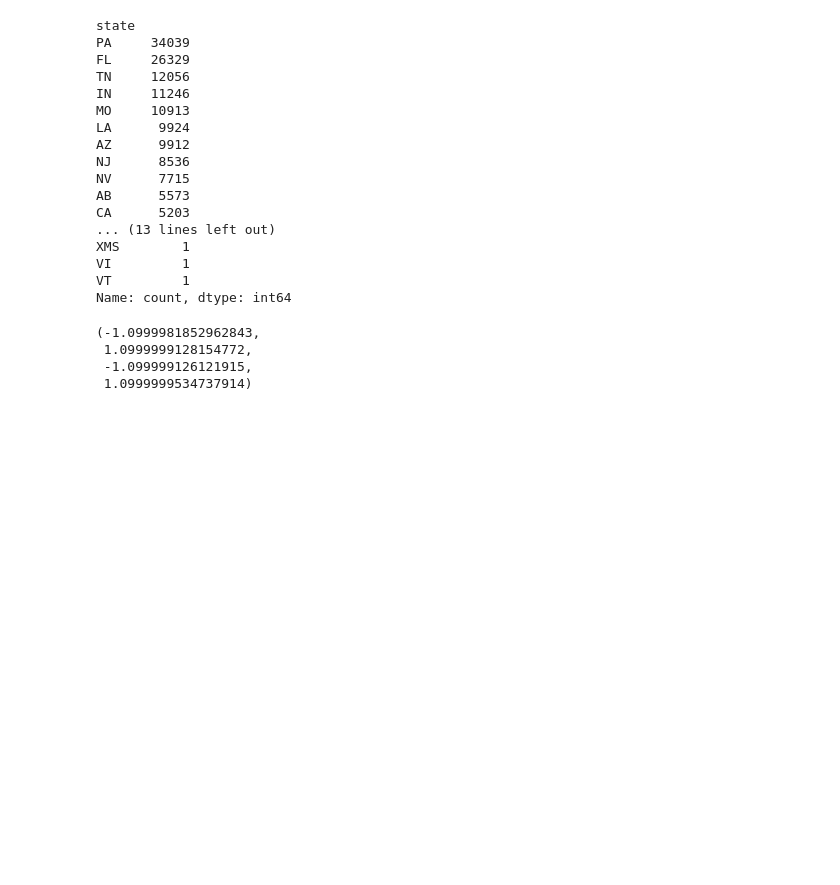
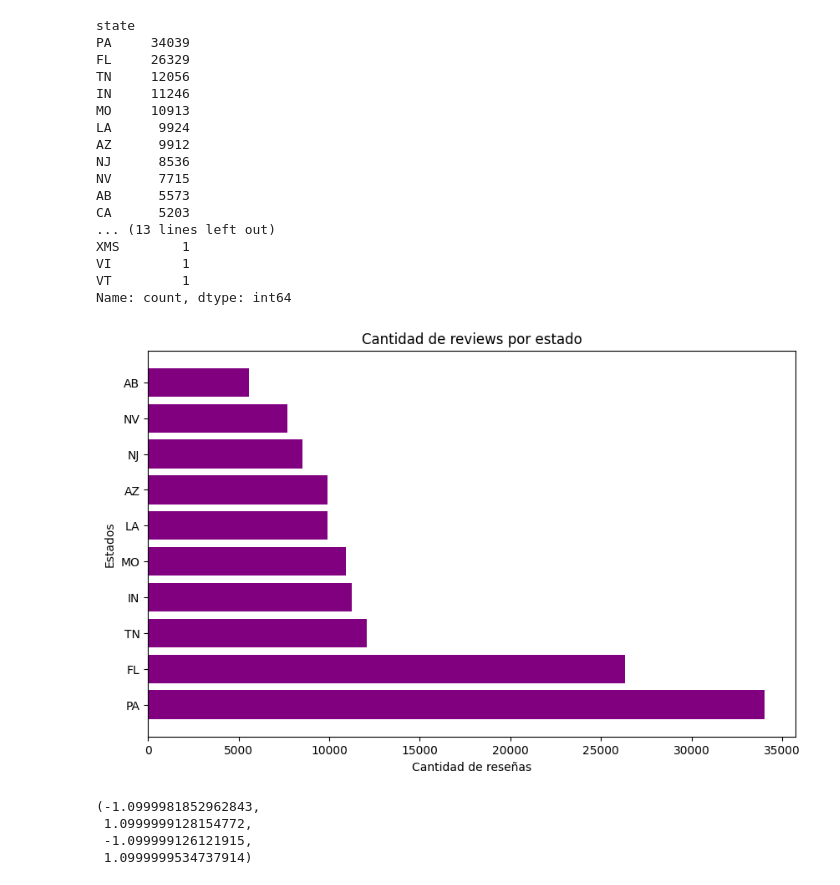
Before and after one commit to Constanzafl/Proyecto_Final, a Jupyter notebook: Sprint 2/EDA/EDAyelp.ipynb, the cells around one changed output. Cells and saved outputs as stored; diff of their text form; code cells hidden in the pictures; blank space fills up the shorter version.

```diff
--- a/Sprint 2/EDA/EDAyelp.ipynb
+++ b/Sprint 2/EDA/EDAyelp.ipynb
@@ -364,6 +364,16 @@ Name: count, dtype: int64
 estados= df_businesses[['state','business_id']].groupby('state').count()
 estados_sorted= estados.sort_values(ascending=False, by='business_id')
 estados_sorted10= estados_sorted.head(10)
+# %%
+#Grafico el top 10 de categorias mas comentadas
+plt.figure(figsize=(10, 6))
+plt.barh(estados_sorted10.index, estados_sorted10['business_id'], color='purple')
+plt.xlabel('Cantidad de reseñas')
+plt.ylabel('Estados')
+plt.title('Cantidad de reviews por estado')
+plt.show()
+# %% [output]
+[figure, added]
 # %%
 ## aca lo mismo pero en grafico de barras
 plt.figure(figsize=(8, 8))
```
